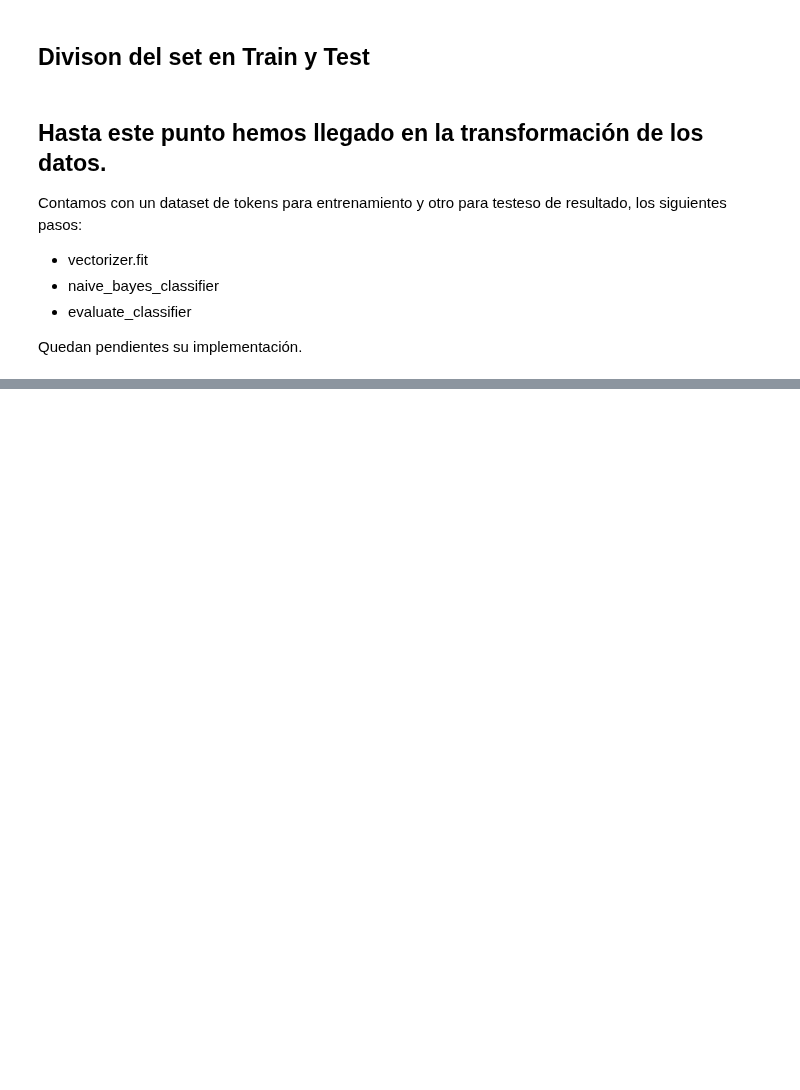
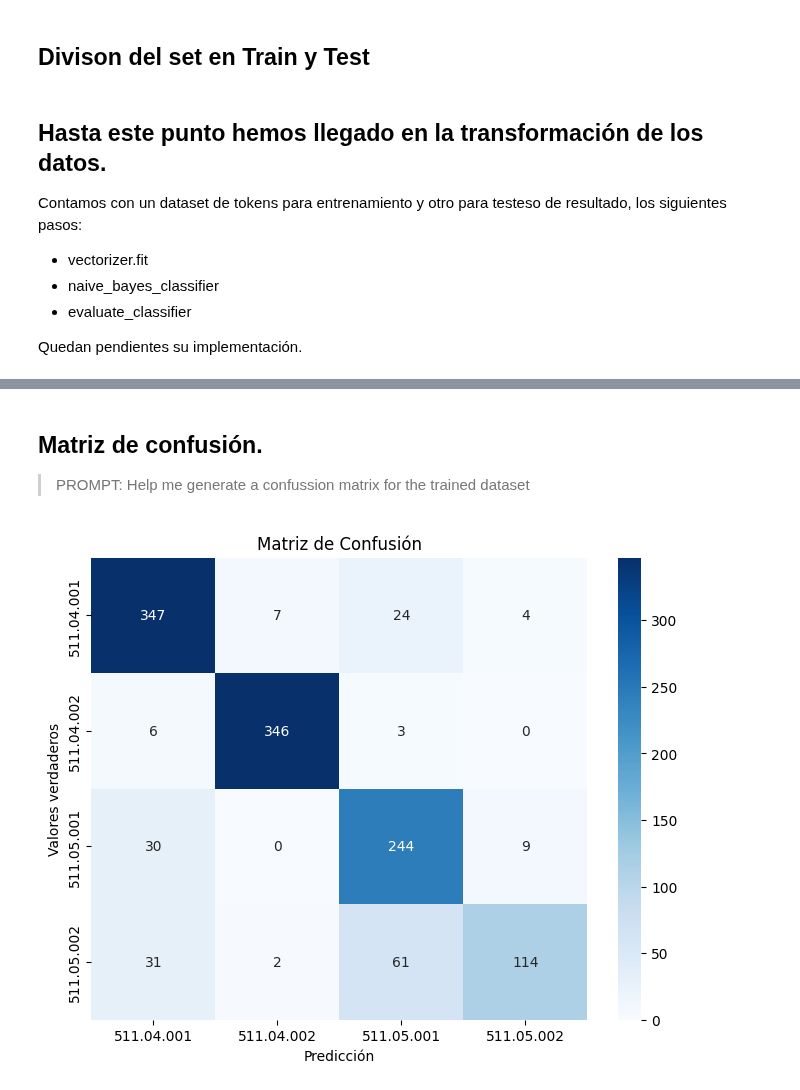
Before and after one commit to ernestopalacios/ordenes_de_trabajo, a Jupyter notebook: notebooks/Modelo_ML_Calificar_OT_2024.ipynb, the cells around one changed output, grey strips where cells are left out. Cells and saved outputs as stored; diff of their text form; code cells hidden in the pictures; blank space fills up the shorter version.

```diff
--- a/notebooks/Modelo_ML_Calificar_OT_2024.ipynb
+++ b/notebooks/Modelo_ML_Calificar_OT_2024.ipynb
@@ -627,0 +630,20 @@ Quedan pendientes su implementación.
+# %%
+from sklearn.feature_extraction.text import TfidfVectorizer
+
+# Join the tokens back into strings for vectorization
+train['text'] = train['reduccion'].apply(lambda x: ' '.join(x))
+test['text'] = test['reduccion'].apply(lambda x: ' '.join(x))
+
+vectorizer = TfidfVectorizer()
+# %%
+dtm = vectorizer.fit(train['text'])
+# %%
+from sklearn.naive_bayes import MultinomialNB
+
+# Transform the training and testing data using the fitted vectorizer
+train_vectors = vectorizer.transform(train['text'])
+test_vectors = vectorizer.transform(test['text'])
+
+# Train a Multinomial Naive Bayes classifier
+classifier = MultinomialNB()
+classifier.fit(train_vectors, train['CUENTA'])
@@ -627,0 +652,9 @@ Quedan pendientes su implementación.
+# %%
+from sklearn.metrics import classification_report, accuracy_score
+
+# Make predictions on the test data
+predictions = classifier.predict(test_vectors)
+
+# Evaluate the classifier
+print("Accuracy:", accuracy_score(test['CUENTA'], predictions))
+print("\nClassification Report:\n", classification_report(test['CUENTA'], predictions))
@@ -627,0 +685,21 @@ Quedan pendientes su implementación.
+# %% [markdown]
+## Matriz de confusión.
+
+> PROMPT: Help me generate a confussion matrix for the trained dataset
+# %%
+from sklearn.metrics import confusion_matrix
+import seaborn as sns
+import matplotlib.pyplot as plt
+
+# Generate the confusion matrix
+cm = confusion_matrix(test['CUENTA'], predictions)
+
+# Display the confusion matrix
+plt.figure(figsize=(8, 6))
+sns.heatmap(cm, annot=True, fmt='d', cmap='Blues', xticklabels=classifier.classes_, yticklabels=classifier.classes_)
+plt.xlabel('Predicción')
+plt.ylabel('Valores verdaderos')
+plt.title('Matriz de Confusión')
+plt.show()
+# %% [output]
+[figure, added]
```
Also changed, not shown: parts of 15 cells of this notebook, 14 other files.
